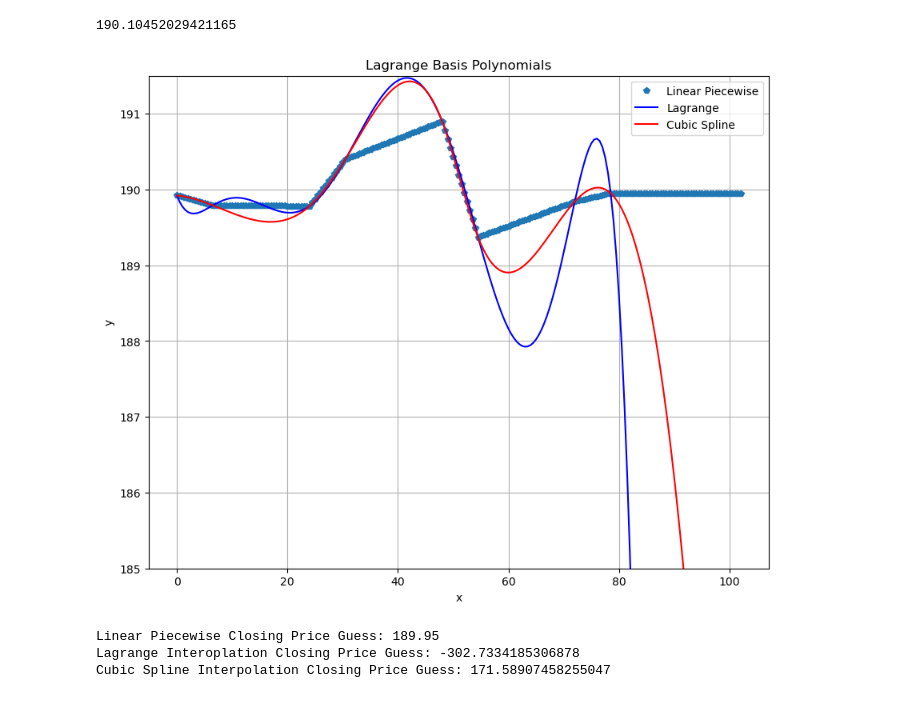
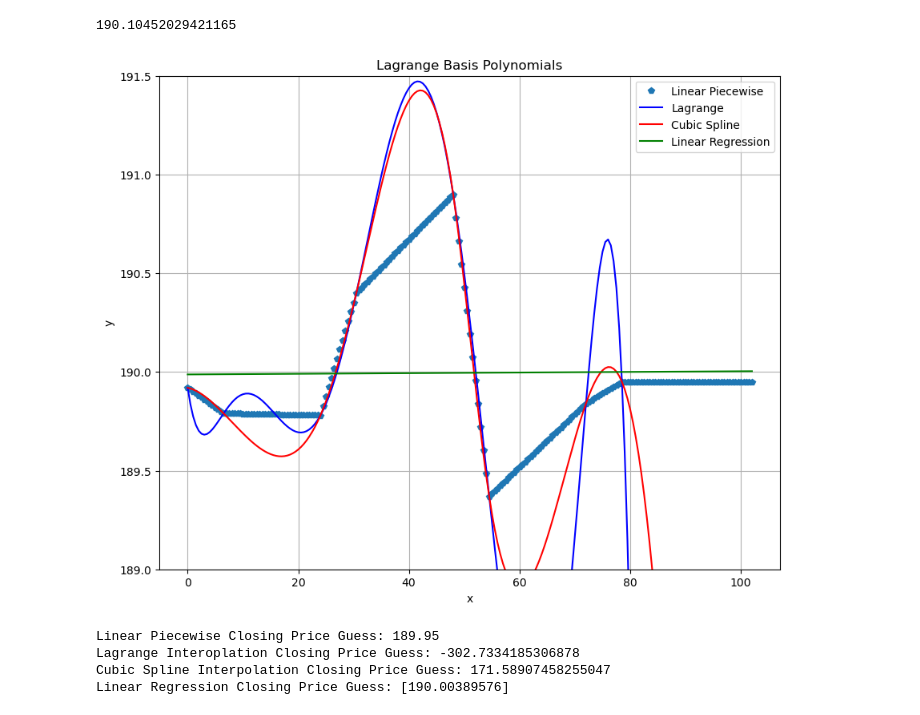
Before and after one commit to owen-taylor/NumericalComputationProject, a Jupyter notebook: Num_Comp_Proj.ipynb, the cells around one changed output. Saved outputs shown, nothing was run; the diff lists cells and outputs as text; code cells hidden in the pictures.

```diff
--- a/Num_Comp_Proj.ipynb
+++ b/Num_Comp_Proj.ipynb
@@ -1,6 +1,7 @@
 # %%
 import numpy as np
 from scipy.interpolate import CubicSpline, interp1d, lagrange
+from sklearn.linear_model import LinearRegression
 import matplotlib.pyplot as plt
 
 #Prices for Apple for the week of Nov. 27th (open, close, open, close, etc)
@@ -21,35 +22,49 @@ prices_lagrange = lagrange_interp(half_hours)
 
 #Creates Cubic Spline Interpolation
 cubic_spline = CubicSpline(xs, aapl_close_prices, extrapolate=True)
 prices_cubic = cubic_spline(half_hours)
 
+#Creates Regression Model
+xr = np.array(xs).reshape(-1, 1)
+half_hours_r = np.array(half_hours).reshape(-1,1)
+
+apple_price_model = LinearRegression()
+apple_price_model.fit(xr, aapl_close_prices)
+apple_model_prices = apple_price_model.predict(half_hours_r)
+
 fig = plt.figure(figsize = (10,8))
 
 print(np.polyval(quad_coef, 24))
 
 #Linear Piecwise Interp
 plt.plot(half_hours, linear_piecwise, 'p', label = 'Linear Piecewise')
 
 #Lagrange Interpolation
 plt.plot(half_hours, prices_lagrange, 'b', label = 'Lagrange')
 
 #Cubic Spline Interpolation
 plt.plot(half_hours, prices_cubic, 'r', label = 'Cubic Spline')
 
+#Regression Model
+plt.plot(half_hours, apple_model_prices, 'g', label = 'Linear Regression')
+
 plt.title('Lagrange Basis Polynomials')
 plt.xlabel('x')
 plt.ylabel('y')
 plt.grid()
 plt.legend()
-plt.ylim(185, 191.5)
+plt.ylim(189, 191.5)
 plt.show()
 
+close_time = np.array([102.5]).reshape(-1,1)
 print("Linear Piecewise Closing Price Guess: "+str(np.interp(x=102.5, xp=xs, fp=aapl_close_prices)))
 print("Lagrange Interoplation Closing Price Guess: "+str(lagrange_interp(102.5)))
 print("Cubic Spline Interpolation Closing Price Guess: "+str(cubic_spline(102.5)))
+print("Linear Regression Closing Price Guess: "+str(apple_price_model.predict(close_time)))
 # %% [output]
 190.10452029421165
-[figure, old version]
+[figure, new version]
 Linear Piecewise Closing Price Guess: 189.95
 Lagrange Interoplation Closing Price Guess: -302.7334185306878
 Cubic Spline Interpolation Closing Price Guess: 171.58907458255047
+Linear Regression Closing Price Guess: [190.00389576]
```
